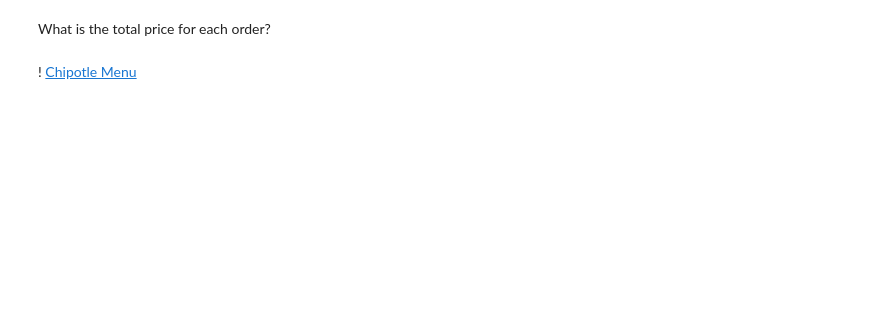
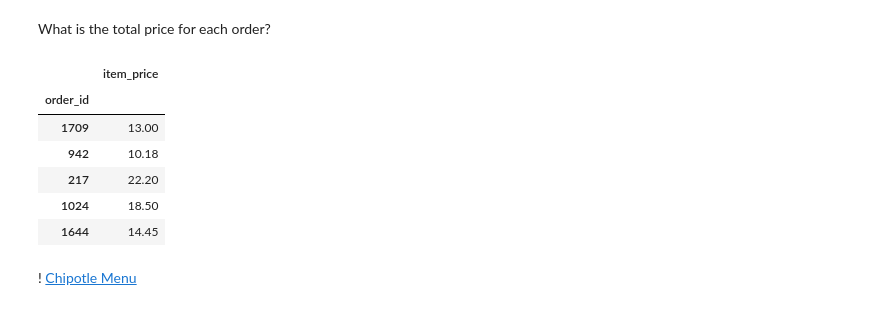
Before and after one commit to Promeos/numpy-pandas-visualization-exercises, a Jupyter notebook: advanced_dataframes.ipynb, the cells around one changed output. Saved outputs shown, nothing was run; the diff lists cells and outputs as text; code cells hidden in the pictures; blank space fills up the shorter version.

```diff
--- a/advanced_dataframes.ipynb
+++ b/advanced_dataframes.ipynb
@@ -517,6 +527,16 @@ df_chipotle.head()
 What is the total price for each order?
 # %%
 df_chipotle.item_price = df_chipotle.item_price.str.replace('$', '').astype('float')
-df_chipotle['total_price'] = round(df_chipotle.quantity * df_chipotle.item_price, 2)
+# %%
+total_order_price = df_chipotle.groupby(by='order_id')[['item_price']].sum()
+total_order_price.sample(5)
+# %% [output]
+|  | item_price |
+| order_id |  |
+| 1709 | 13.00 |
+| 942 | 10.18 |
+| 217 | 22.20 |
+| 1024 | 18.50 |
+| 1644 | 14.45 |
 # %% [markdown]
 ! [Chipotle Menu](https://www.google.com/url?sa=i&url=https%3A%2F%2Frestaurantguru.com%2FChipotle-Arvada%2Fmenu&psig=AOvVaw2oEywvUvCabtHnrTUpyJ-3&ust=1597606396793000&source=images&cd=vfe&ved=0CAIQjRxqFwoTCKj-1eD5nesCFQAAAAAdAAAAABAm)
```
Also changed, not shown: parts of 23 cells of this notebook, 1 other file.
